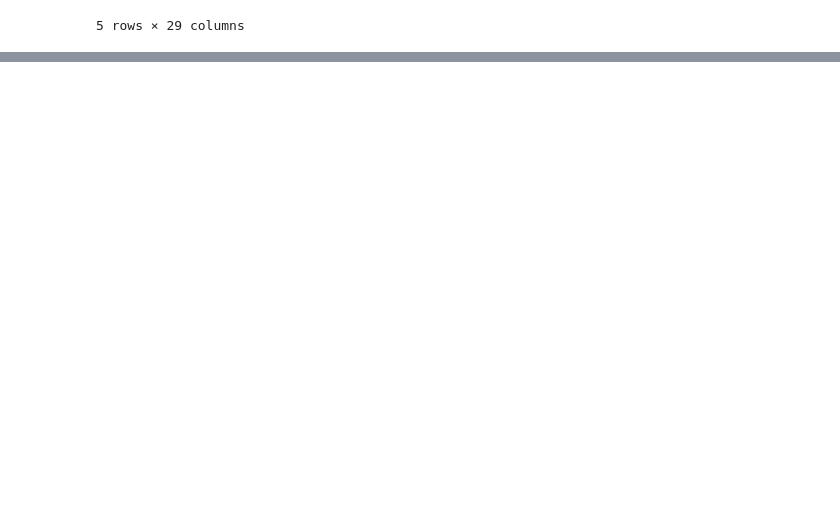
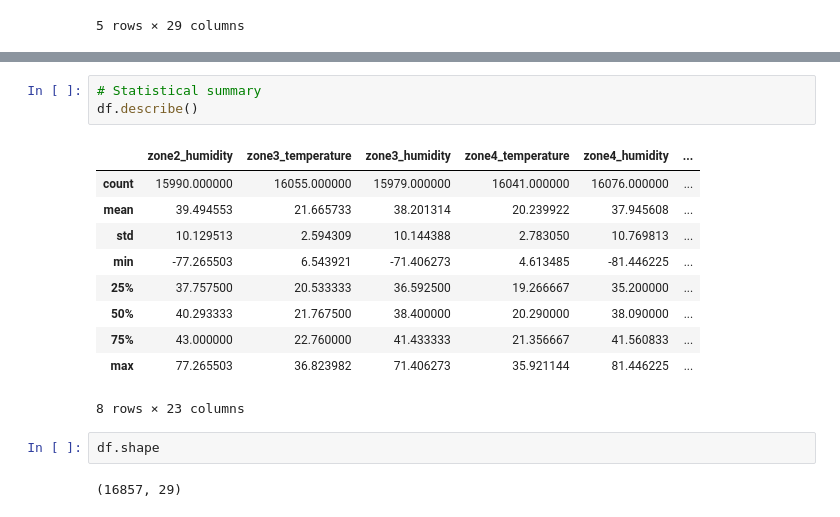
Before and after one commit to MaheshG10/DS-Intern-Assignment-Konda-Mahesh, a Jupyter notebook: Smart_Factory_Energy_Prediction_Model.ipynb, the cells around one changed output, grey strips where cells are left out. Drawn from its saved outputs; the diff is of its cells as text; blank space fills up the shorter version.

```diff
--- a/Smart_Factory_Energy_Prediction_Model.ipynb
+++ b/Smart_Factory_Energy_Prediction_Model.ipynb
@@ -27,0 +51,18 @@ df.head()
+# %%
+# Statistical summary
+df.describe()
+# %% [output]
+|  | zone2_humidity | zone3_temperature | zone3_humidity | zone4_temperature | zone4_humidity | ... |
+| count | 15990.000000 | 16055.000000 | 15979.000000 | 16041.000000 | 16076.000000 | ... |
+| mean | 39.494553 | 21.665733 | 38.201314 | 20.239922 | 37.945608 | ... |
+| std | 10.129513 | 2.594309 | 10.144388 | 2.783050 | 10.769813 | ... |
+| min | -77.265503 | 6.543921 | -71.406273 | 4.613485 | -81.446225 | ... |
+| 25% | 37.757500 | 20.533333 | 36.592500 | 19.266667 | 35.200000 | ... |
+| 50% | 40.293333 | 21.767500 | 38.400000 | 20.290000 | 38.090000 | ... |
+| 75% | 43.000000 | 22.760000 | 41.433333 | 21.356667 | 41.560833 | ... |
+| max | 77.265503 | 36.823982 | 71.406273 | 35.921144 | 81.446225 | ... |
+8 rows × 23 columns
+# %%
+df.shape
+# %% [output]
+(16857, 29)
```
Also changed, not shown: parts of 7 cells of this notebook.
